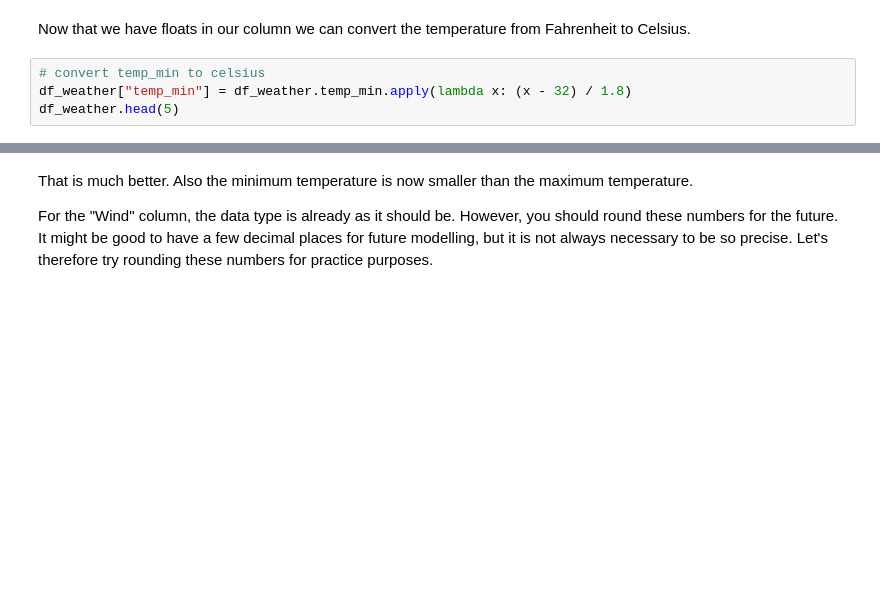
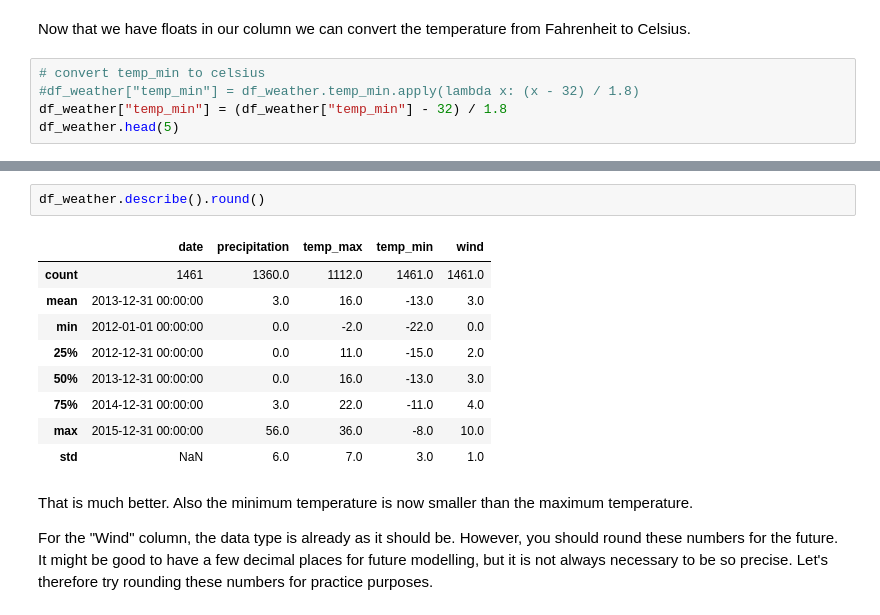
Before and after one commit to Prndxt/data_cleaning, a Jupyter notebook: 01_data_cleaning.ipynb, the cells around one changed output, grey strips where cells are left out. Cells and saved outputs as stored; diff of their text form; blank space fills up the shorter version.

```diff
--- a/01_data_cleaning.ipynb
+++ b/01_data_cleaning.ipynb
@@ -143,5 +311,6 @@ df_weather.temp_min.dtype
 Now that we have floats in our column we can convert the temperature from Fahrenheit to Celsius.
 # %%
 # convert temp_min to celsius
-df_weather["temp_min"] = df_weather.temp_min.apply(lambda x: (x - 32) / 1.8)
+#df_weather["temp_min"] = df_weather.temp_min.apply(lambda x: (x - 32) / 1.8)
+df_weather["temp_min"] = (df_weather["temp_min"] - 32) / 1.8
 df_weather.head(5)
@@ -148,3 +324,15 @@ df_weather.head(5)
+# %%
+df_weather.describe().round()
+# %% [output]
+|  | date | precipitation | temp_max | temp_min | wind |
+| count | 1461 | 1360.0 | 1112.0 | 1461.0 | 1461.0 |
+| mean | 2013-12-31 00:00:00 | 3.0 | 16.0 | -13.0 | 3.0 |
+| min | 2012-01-01 00:00:00 | 0.0 | -2.0 | -22.0 | 0.0 |
+| 25% | 2012-12-31 00:00:00 | 0.0 | 11.0 | -15.0 | 2.0 |
+| 50% | 2013-12-31 00:00:00 | 0.0 | 16.0 | -13.0 | 3.0 |
+| 75% | 2014-12-31 00:00:00 | 3.0 | 22.0 | -11.0 | 4.0 |
+| max | 2015-12-31 00:00:00 | 56.0 | 36.0 | -8.0 | 10.0 |
+| std | NaN | 6.0 | 7.0 | 3.0 | 1.0 |
 # %% [markdown]
 That is much better. Also the minimum temperature is now smaller than the maximum temperature.
 
```
Also changed, not shown: parts of 34 cells of this notebook.
